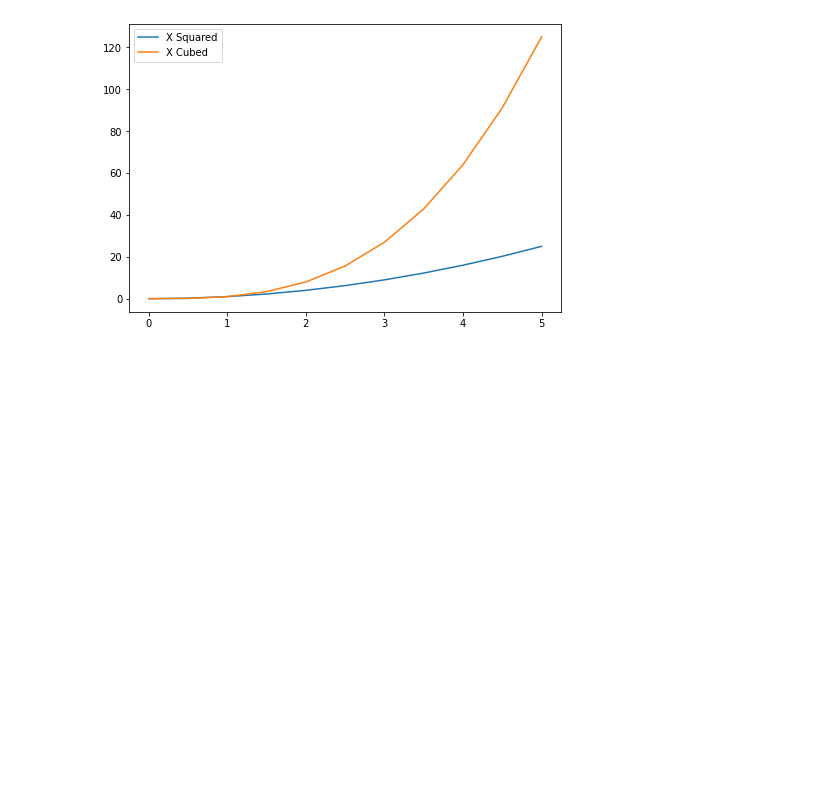
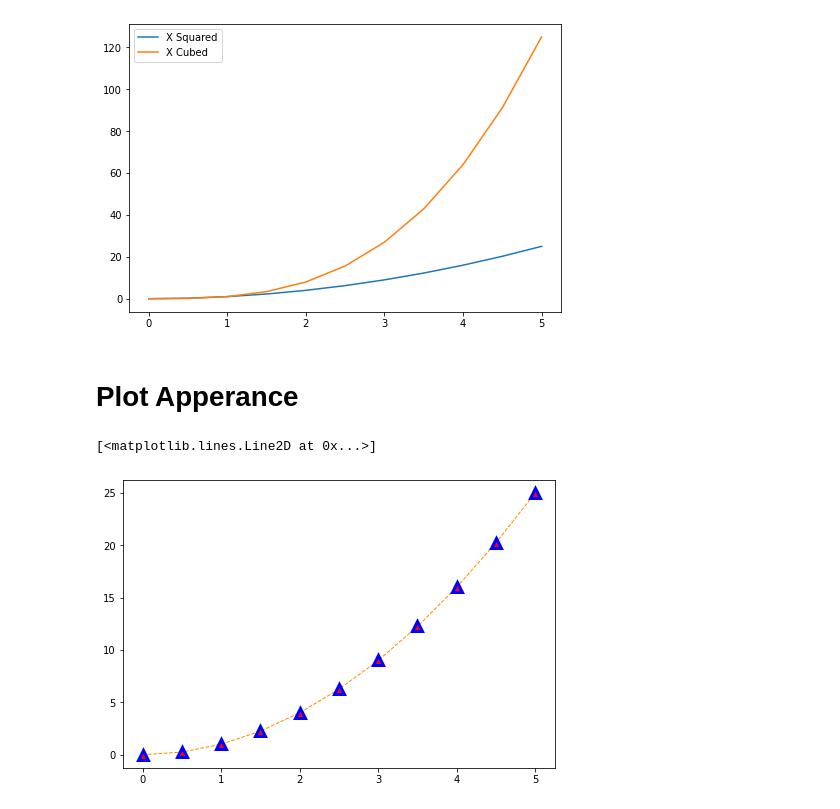
Before and after one commit to nirajp786/Python-for-Data-Science-and-Machine-Learning, a Jupyter notebook: 05-Data-Visualization-with-Matplotlib/01-Matplotlib Concepts Lecture.ipynb, the cells around one changed output. Drawn from its saved outputs; the diff is of its cells as text; code cells hidden in the pictures; blank space fills up the shorter version.

Commit message:
Matplot lib lecture done

```diff
--- a/05-Data-Visualization-with-Matplotlib/01-Matplotlib Concepts Lecture.ipynb
+++ b/05-Data-Visualization-with-Matplotlib/01-Matplotlib Concepts Lecture.ipynb
@@ -106,3 +106,15 @@ ax.legend(loc=0) #NOTE 0 means best location you can look up the predefined loca
 # %% [output]
 <matplotlib.legend.Legend at 0x...>
 [figure]
+# %% [markdown]
+# Plot Apperance
+# %%
+fig = plt.figure()
+
+ax = fig.add_axes([0,0,1,1])
+
+ax.plot(x,y,color='#FF8C00',linewidth=1,alpha=1,linestyle='--',marker='^',markersize='10',
+        markerfacecolor='red',markeredgewidth='3',markeredgecolor='blue') #RGB HEX Code or pre-defined colour like blue,orange,green... also work, linewidth can also be lw= and alpha ranges from 0 to 1 and it is the transparcy linestyle can also be ls= and they are predefined
+# %% [output]
+[<matplotlib.lines.Line2D at 0x...>]
+[figure, added]
```
Also changed, not shown: parts of 1 cell of this notebook.
